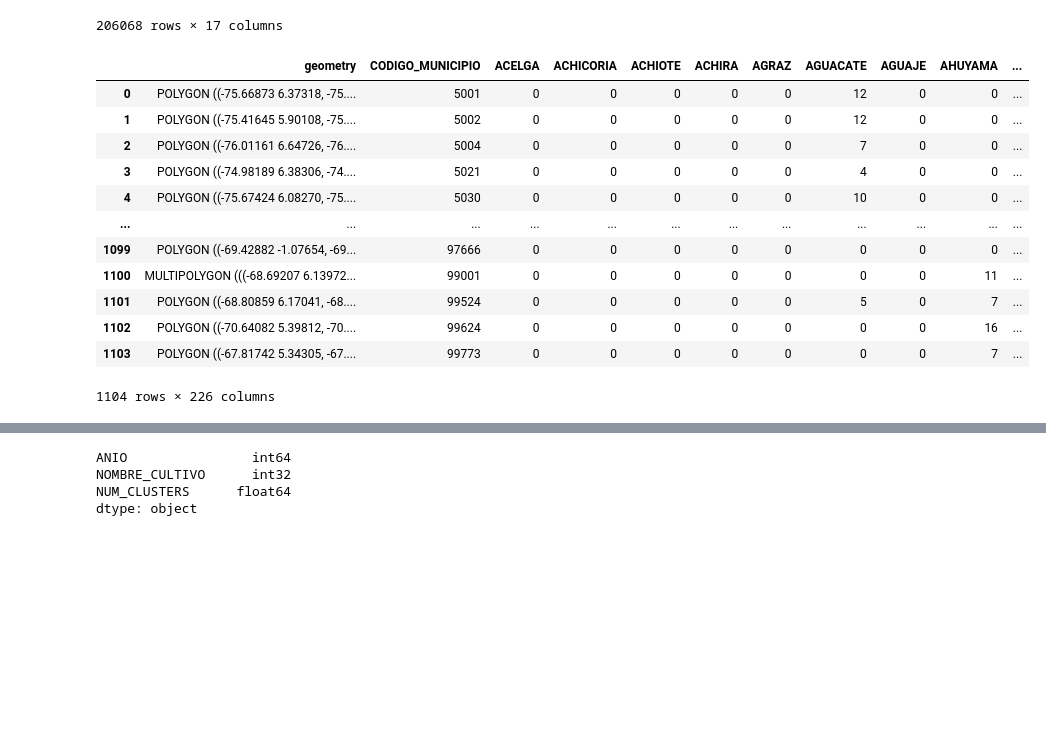
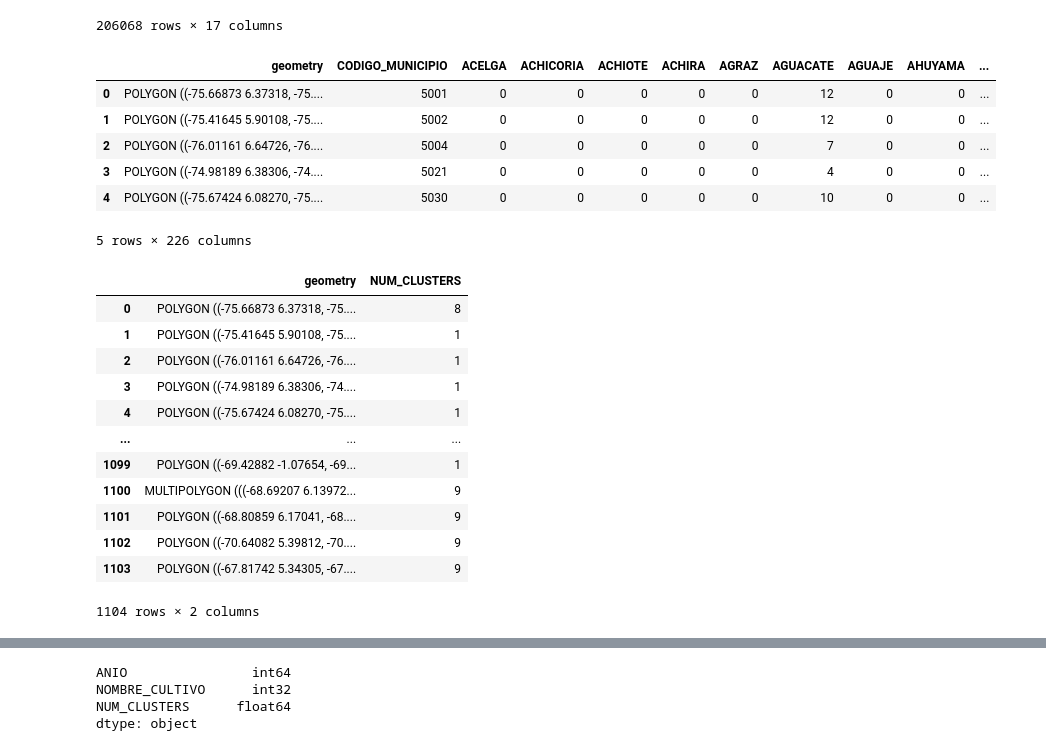
Before and after one commit to PedrazaDuban/MIAD_DSA_rotacion_cultivos, a Jupyter notebook: Scripts/ExploracionDatos.ipynb, the cells around one changed output, grey strips where cells are left out. Saved outputs shown, nothing was run; the diff lists cells and outputs as text; code cells hidden in the pictures; blank space fills up the shorter version.

```diff
--- a/Scripts/ExploracionDatos.ipynb
+++ b/Scripts/ExploracionDatos.ipynb
@@ -247,18 +278,29 @@ evaluaciones
 | 206067 | 25 | CUNDINAMARCA | 25524 | PANDI | HORTALIZAS | ... |
 206068 rows × 17 columns
 # %%
-municipios3
+municipios3.head(5)
 # %% [output]
 |  | geometry | CODIGO_MUNICIPIO | ACELGA | ACHICORIA | ACHIOTE | ACHIRA | AGRAZ | AGUACATE | AGUAJE | AHUYAMA | ... |
 | 0 | POLYGON ((-75.66873 6.37318, -75.... | 5001 | 0 | 0 | 0 | 0 | 0 | 12 | 0 | 0 | ... |
 | 1 | POLYGON ((-75.41645 5.90108, -75.... | 5002 | 0 | 0 | 0 | 0 | 0 | 12 | 0 | 0 | ... |
 | 2 | POLYGON ((-76.01161 6.64726, -76.... | 5004 | 0 | 0 | 0 | 0 | 0 | 7 | 0 | 0 | ... |
 | 3 | POLYGON ((-74.98189 6.38306, -74.... | 5021 | 0 | 0 | 0 | 0 | 0 | 4 | 0 | 0 | ... |
 | 4 | POLYGON ((-75.67424 6.08270, -75.... | 5030 | 0 | 0 | 0 | 0 | 0 | 10 | 0 | 0 | ... |
-| ... | ... | ... | ... | ... | ... | ... | ... | ... | ... | ... | ... |
-| 1099 | POLYGON ((-69.42882 -1.07654, -69... | 97666 | 0 | 0 | 0 | 0 | 0 | 0 | 0 | 0 | ... |
-| 1100 | MULTIPOLYGON (((-68.69207 6.13972... | 99001 | 0 | 0 | 0 | 0 | 0 | 0 | 0 | 11 | ... |
-| 1101 | POLYGON ((-68.80859 6.17041, -68.... | 99524 | 0 | 0 | 0 | 0 | 0 | 5 | 0 | 7 | ... |
-| 1102 | POLYGON ((-70.64082 5.39812, -70.... | 99624 | 0 | 0 | 0 | 0 | 0 | 0 | 0 | 16 | ... |
-| 1103 | POLYGON ((-67.81742 5.34305, -67.... | 99773 | 0 | 0 | 0 | 0 | 0 | 0 | 0 | 7 | ... |
-1104 rows × 226 columns
+5 rows × 226 columns
+# %%
+mapa=municipios3[['geometry','NUM_CLUSTERS']]
+mapa
+# %% [output]
+|  | geometry | NUM_CLUSTERS |
+| 0 | POLYGON ((-75.66873 6.37318, -75.... | 8 |
+| 1 | POLYGON ((-75.41645 5.90108, -75.... | 1 |
+| 2 | POLYGON ((-76.01161 6.64726, -76.... | 1 |
+| 3 | POLYGON ((-74.98189 6.38306, -74.... | 1 |
+| 4 | POLYGON ((-75.67424 6.08270, -75.... | 1 |
+| ... | ... | ... |
+| 1099 | POLYGON ((-69.42882 -1.07654, -69... | 1 |
+| 1100 | MULTIPOLYGON (((-68.69207 6.13972... | 9 |
+| 1101 | POLYGON ((-68.80859 6.17041, -68.... | 9 |
+| 1102 | POLYGON ((-70.64082 5.39812, -70.... | 9 |
+| 1103 | POLYGON ((-67.81742 5.34305, -67.... | 9 |
+1104 rows × 2 columns
```
Also changed, not shown: parts of 5 cells of this notebook, 1 other file.
